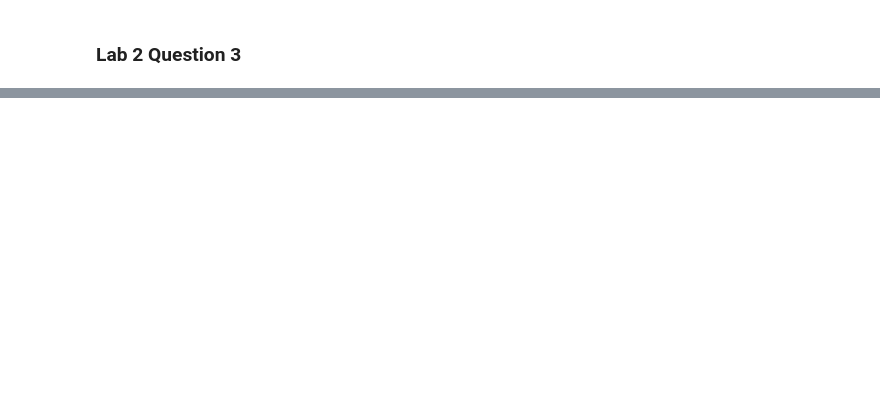
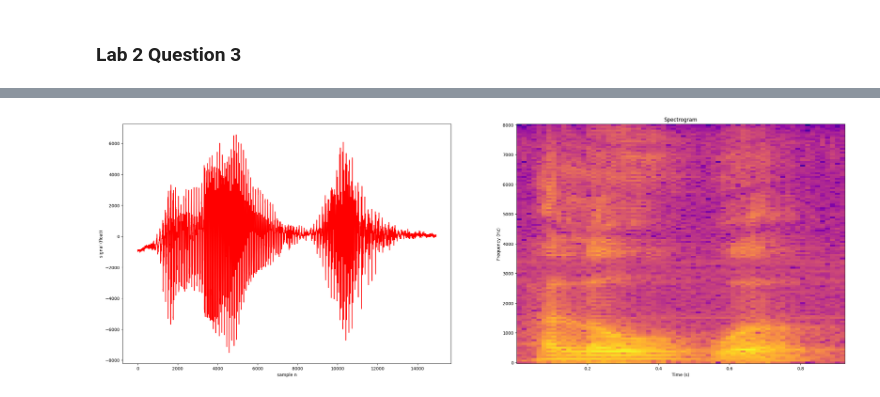
Before and after one commit to Chockaaa/CE3007-Digital-Signal-Processing-Lab, a Jupyter notebook: Lab2_Manual/Lab2_Example/Lab2Answers.ipynb, the cells around one changed output, grey strips where cells are left out. Drawn from its saved outputs; the diff is of its cells as text; code cells hidden in the pictures; blank space fills up the shorter version.

```diff
--- a/Lab2_Manual/Lab2_Example/Lab2Answers.ipynb
+++ b/Lab2_Manual/Lab2_Example/Lab2Answers.ipynb
@@ -97,0 +120,29 @@ Finite Impulse Response (FIR) system is an LTI system whose impulse response has
+# %%
+def extract_data_from_wav(wav_filename):
+    # Load the WAV file
+    [fs, data] = wavfile.read(wav_filename)
+
+    # Return the sample rate and data as a tuple
+    return [fs, data]
+# %%
+def plot_wave_and_spectrogram(wav_filename):
+    # Load the WAV file
+    [fs, data] = extract_data_from_wav(wav_filename)
+    plt.figure(figsize=(30,10))
+    plt.subplot(121)
+    plt.plot(data,'r')
+    plt.ylabel('signal (float)')
+    plt.xlabel('sample n')
+
+    freqs, times, spectrogram = signal.spectrogram(data, fs)
+    plt.subplot(122)
+    # Plot the spectrogram
+    plt.pcolormesh(times, freqs, 10*np.log10(spectrogram),cmap='plasma')
+    plt.xlabel('Time (s)')
+    plt.ylabel('Frequency (Hz)')
+    plt.title('Spectrogram')
+    plt.show()
+# %%
+plot_wave_and_spectrogram("helloWorld_16bit.wav")
+# %% [output]
+[figure, added]
```
Also changed, not shown: parts of 10 cells of this notebook.
